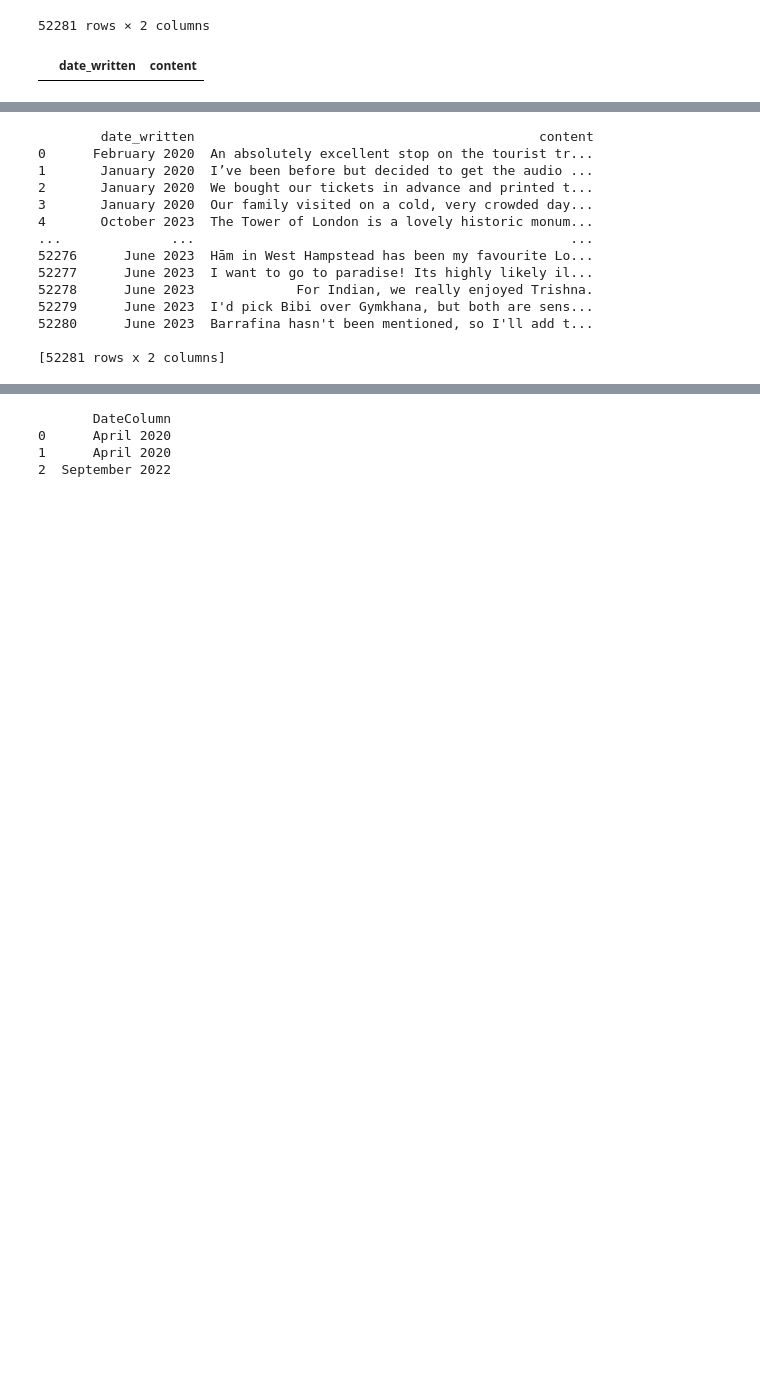
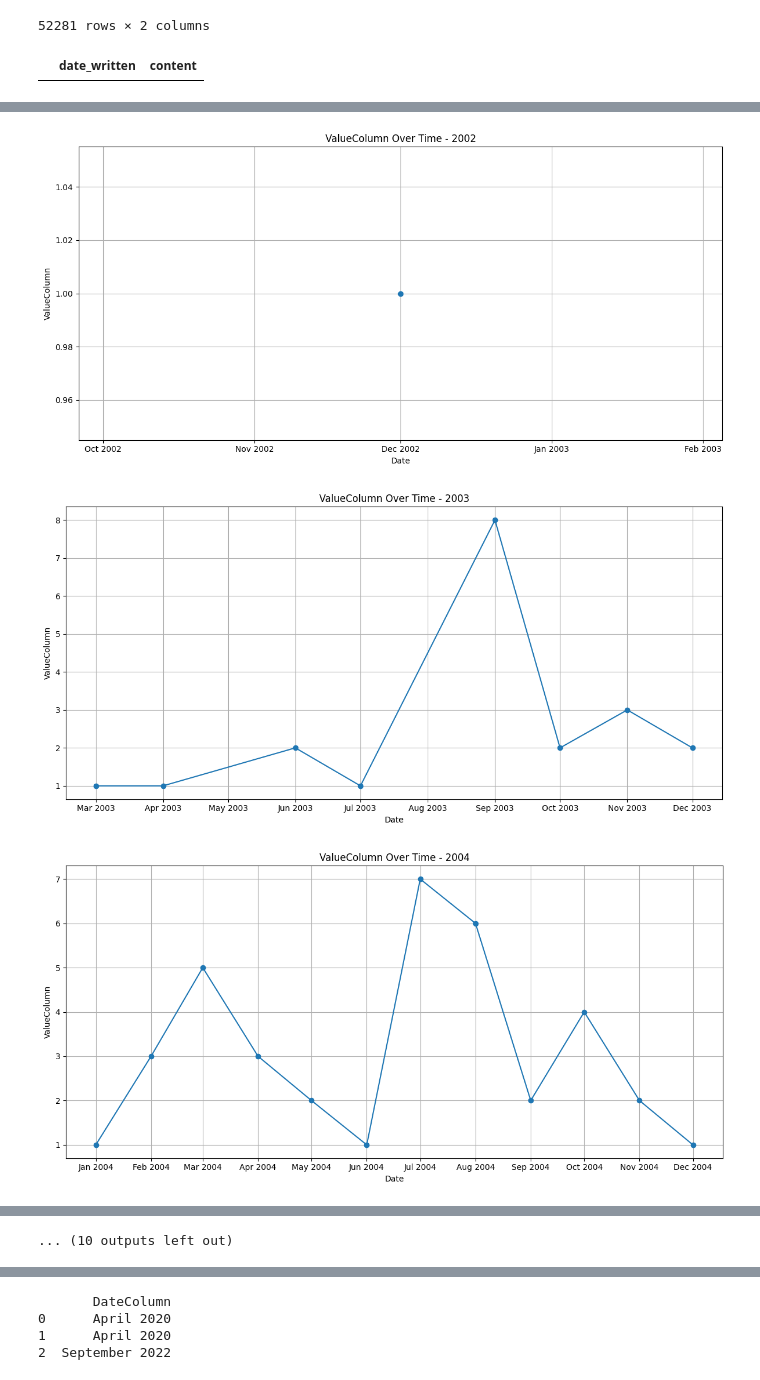
Before and after one commit to George-Michael-Dagogo/IMDB_tutorial, a Jupyter notebook: Tari_csv/tari_explore.ipynb, the cells around one changed output, grey strips where cells are left out. Drawn from its saved outputs; the diff is of its cells as text; code cells hidden in the pictures; blank space fills up the shorter version.

Commit message:
date done

```diff
--- a/Tari_csv/tari_explore.ipynb
+++ b/Tari_csv/tari_explore.ipynb
@@ -282,36 +261,28 @@ KeyError: 'date_written'
-# %%
-import pandas as pd
-from dateutil import parser
-
-def standardize_date_format(date_string):
-    try:
-        # Use dateutil.parser to parse the date string
-        parsed_date = parser.parse(date_string)
-
-        # Format the parsed date to 'Month Year'
-        formatted_date = parsed_date.strftime('%B %Y')
-
-        return formatted_date
-    except ValueError:
-        # If parsing fails, return the original string
-        return date_string
-
-df['date_written'] = df['date_written'].apply(standardize_date_format)
-
-# Display the DataFrame with modified date strings
-print(df)
-# %% [output]
-        date_written                                            content
-0      February 2020  An absolutely excellent stop on the tourist tr...
-1       January 2020  I’ve been before but decided to get the audio ...
-2       January 2020  We bought our tickets in advance and printed t...
-3       January 2020  Our family visited on a cold, very crowded day...
-4       October 2023  The Tower of London is a lovely historic monum...
-...              ...                                                ...
-52276      June 2023  Hām in West Hampstead has been my favourite Lo...
-52277      June 2023  I want to go to paradise! Its highly likely il...
-52278      June 2023             For Indian, we really enjoyed Trishna.
-52279      June 2023  I'd pick Bibi over Gymkhana, but both are sens...
-52280      June 2023  Barrafina hasn't been mentioned, so I'll add t...
-
-[52281 rows x 2 columns]
+# %%
+import matplotlib.pyplot as plt
+date_count = df['date_written'].value_counts()
+datecount = pd.DataFrame(date_count)
+datecount.reset_index(inplace=True)
+datecount['date_written'] = pd.to_datetime(datecount['date_written'], format='%B %Y')
+df_sorted = datecount.sort_values('date_written')
+grouped_by_year = df_sorted.groupby(df_sorted['date_written'].dt.year)
+
+# Plotting for each year
+for year, group in grouped_by_year:
+    plt.figure(figsize=(12, 6))
+    plt.plot(group['date_written'], group['count'], marker='o', linestyle='-')
+
+    # Format x-axis with month names
+    plt.gca().xaxis.set_major_locator(mdates.MonthLocator())
+    plt.gca().xaxis.set_major_formatter(mdates.DateFormatter('%b %Y'))
+
+    plt.title(f'ValueColumn Over Time - {year}')
+    plt.xlabel('Date')
+    plt.ylabel('ValueColumn')
+    plt.grid(True)
+    plt.tight_layout()
+    plt.show()
+# %% [output]
+[figure, added]
+[figure, added]
+[figure, added]
@@ -317,0 +298 @@ print(df)
+... (10 outputs left out)
```
Also changed, not shown: parts of 3 cells of this notebook.
